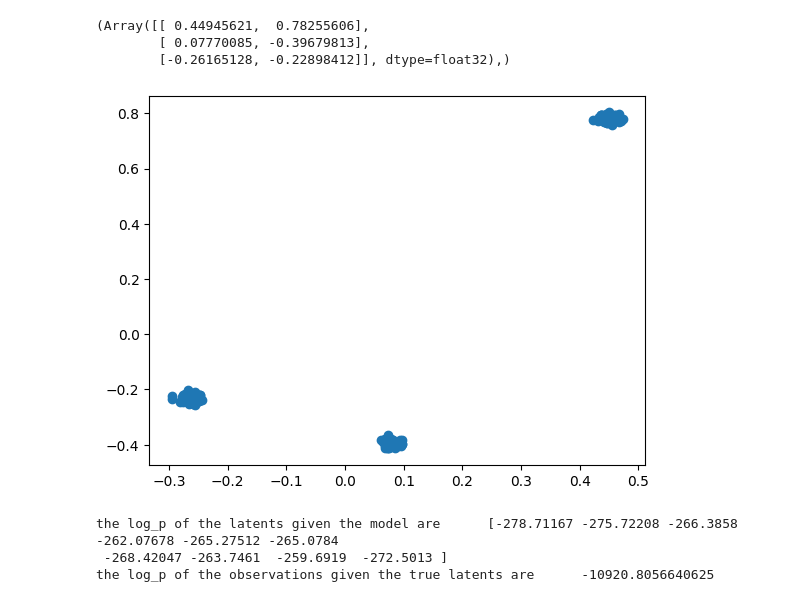
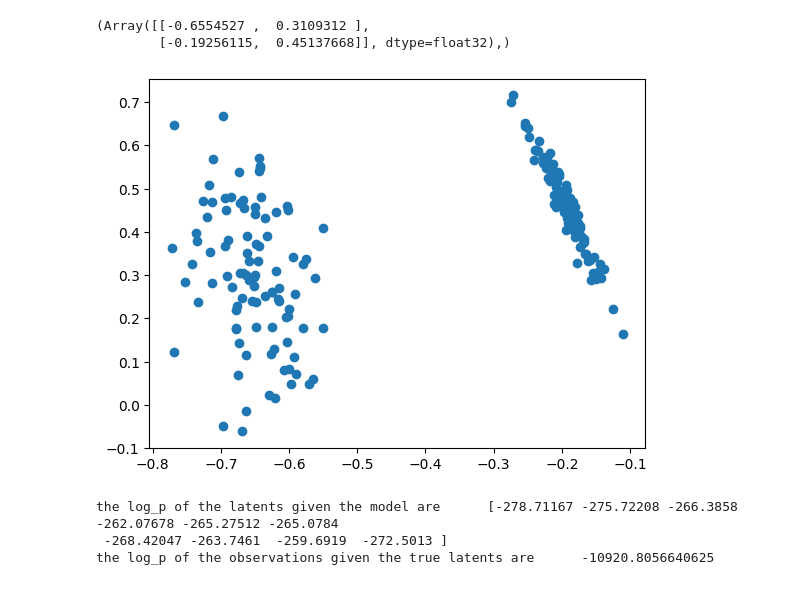
Before and after one commit to aldopareja/CNF-diff-probprog, a Jupyter notebook: GMM-CNF-demo.ipynb, the cells around one changed output. Drawn from its saved outputs; the diff is of its cells as text; code cells hidden in the pictures.

```diff
--- a/GMM-CNF-demo.ipynb
+++ b/GMM-CNF-demo.ipynb
@@ -83,12 +82,11 @@ jnp.linalg.norm(means[0][:num_mixtures[0]+1], axis=-1), cov_terms[0][:num_mixtur
 # %%
-idx = 0
+idx = 3
 plt.scatter(obs[idx,:,0], obs[idx,:,1])
 means[idx][:num_mixtures[idx]+1],
 # %% [output]
-(Array([[ 0.44945621,  0.78255606],
-        [ 0.07770085, -0.39679813],
-        [-0.26165128, -0.22898412]], dtype=float32),)
+(Array([[-0.6554527 ,  0.3109312 ],
+        [-0.19256115,  0.45137668]], dtype=float32),)
-[figure, old version]
+[figure, new version]
 # %%
 print(f"the log_p of the latents given the model are\
       {vmap(m.log_p)(num_mixtures,means,cov_terms,obs,split(PRNGKey(658),10))}")
```
Also changed, not shown: parts of 2 cells of this notebook, 3 other files.
